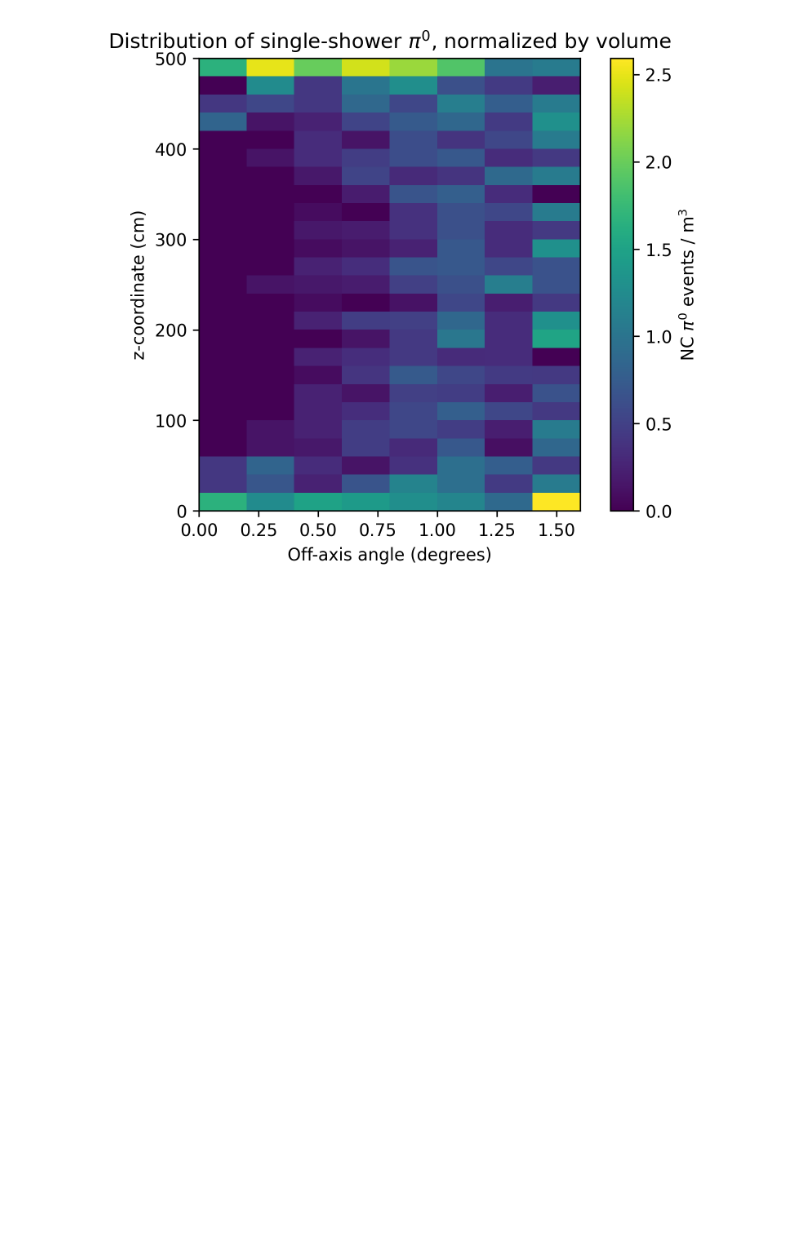
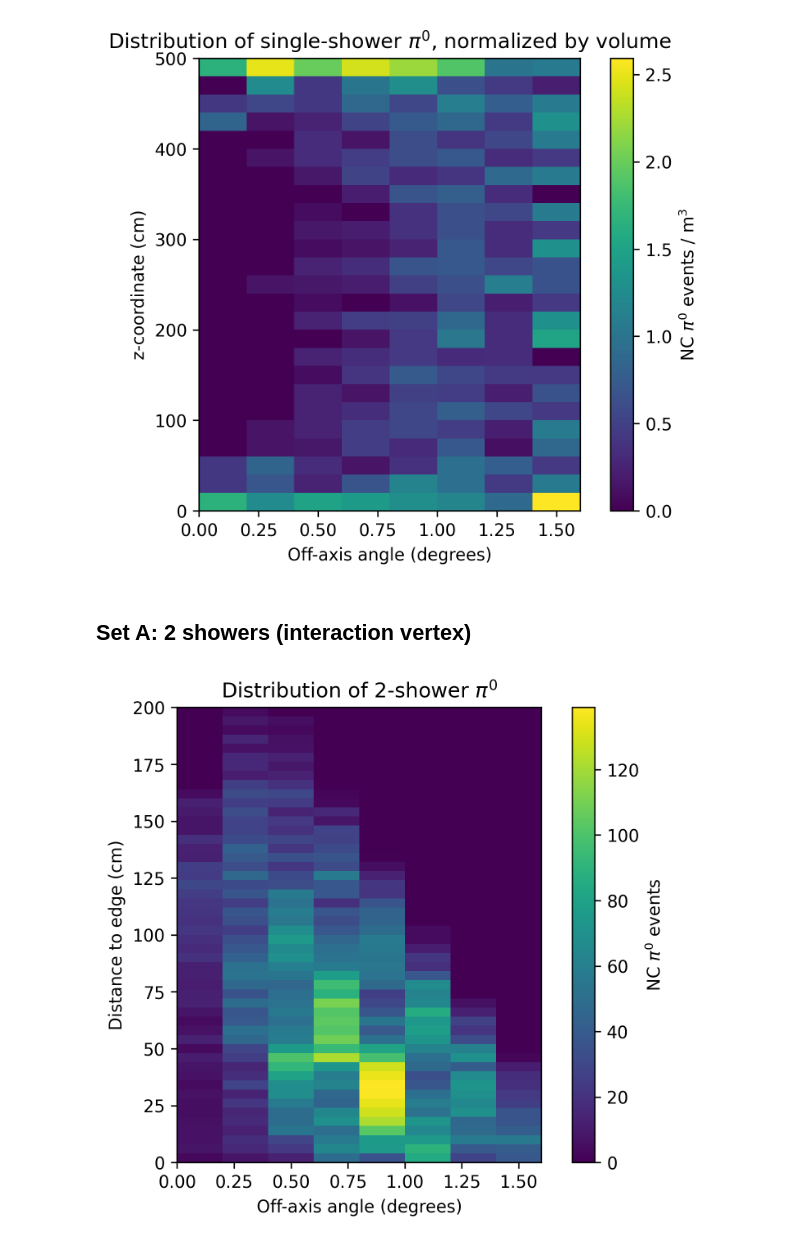
Before and after one commit to BMDragon/SBND_PRISM_Pi0_Study, a Jupyter notebook: distancePlots.ipynb, the cells around one changed output. Saved outputs shown, nothing was run; the diff lists cells and outputs as text; code cells hidden in the pictures; blank space fills up the shorter version.

Commit message:
Make 2d plots for set A

```diff
--- a/distancePlots.ipynb
+++ b/distancePlots.ipynb
@@ -310,3 +311,28 @@ plt.title("Distribution of single-shower $\pi^0$, normalized by volume")
 plt.show()
 # %% [output]
 [figure]
+# %% [markdown]
+## Set A: 2 showers (interaction vertex)
+# %%
+distAngHeatmap = np.zeros((len(distBins[:-1]), len(nbinsTPC[:-1])))
+for idx, row in df[df['is_NC']].iterrows():
+    run = False
+    if row['N_showers'] == 2:
+        if len(row['shower_pi0_dex']) == 1:
+            run = row['in_TPC_g4'][row['shower_pi0_dex'][0]]
+    if run:
+        for k in range(len(row['pi0_angle_exact'])):
+            angDex = np.digitize(row['pi0_angle_exact'][k], nbinsTPC[:-1]) - 1
+            distDex = np.digitize(row['dist_to_edge_g4'][row['shower_pi0_dex'][0]], distBins[:-1]) - 1
+            distAngHeatmap[distDex, angDex] += 1
+
+plt.figure(dpi=300)
+plt.imshow(distAngHeatmap, cmap='viridis', extent=[nbinsTPC[0], nbinsTPC[-1], distBins[-1], distBins[0]], aspect=.01)
+plt.xlabel("Off-axis angle (degrees)")
+plt.ylabel("Distance to edge (cm)")
+plt.colorbar(label="NC $\pi^0$ events")
+plt.gca().invert_yaxis()
+plt.title("Distribution of 2-shower $\pi^0$")
+plt.show()
+# %% [output]
+[figure, added]
```
Also changed, not shown: parts of 7 cells of this notebook.
